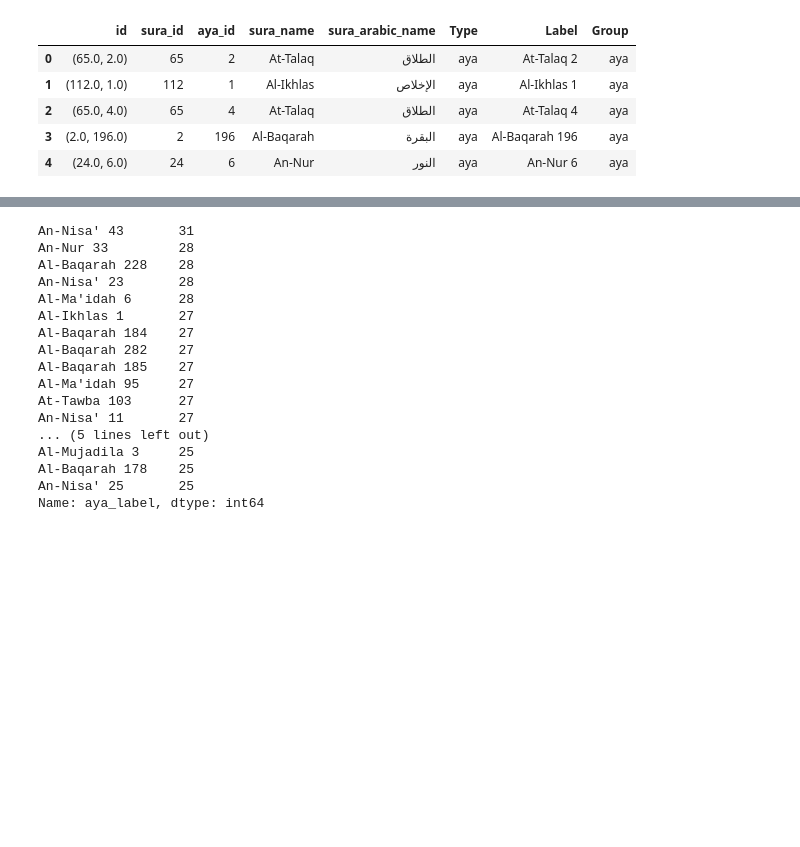
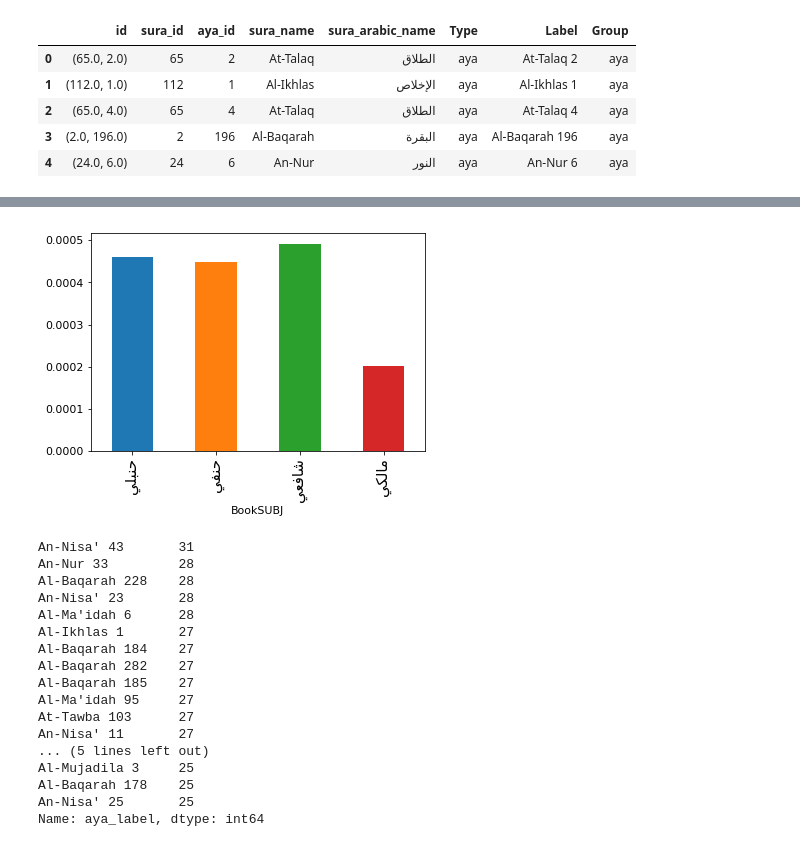
Before and after one commit to arabic-digital-humanities/adhtools, a Jupyter notebook: notebooks/QuranQuotesNetwork.ipynb, the cells around one changed output, grey strips where cells are left out. Saved outputs shown, nothing was run; the diff lists cells and outputs as text; code cells hidden in the pictures; blank space fills up the shorter version.

```diff
--- a/notebooks/QuranQuotesNetwork.ipynb
+++ b/notebooks/QuranQuotesNetwork.ipynb
@@ -55,3 +78,11 @@ Schools: ['حنبلي', 'حنفي', 'شافعي', 'مالكي']
+# %%
+rel_count_per_school = merged_df.groupby('BookSUBJ')['Weight'].sum() / nr_tokens_per_book.groupby('BookSUBJ').sum()
+barplot = rel_count_per_school.plot(kind='bar')
+barplot.set_xticklabels([reshape_arabic(t.get_text()) for t in barplot.xaxis.get_ticklabels()])
+plt.xticks(fontsize=15)
+plt.show()
+# %% [output]
+[figure, added]
 # %%
 # What are the verses cited by most books?
 merged_df.aya_label.value_counts()[:20]
```
Also changed, not shown: parts of 24 cells of this notebook.
